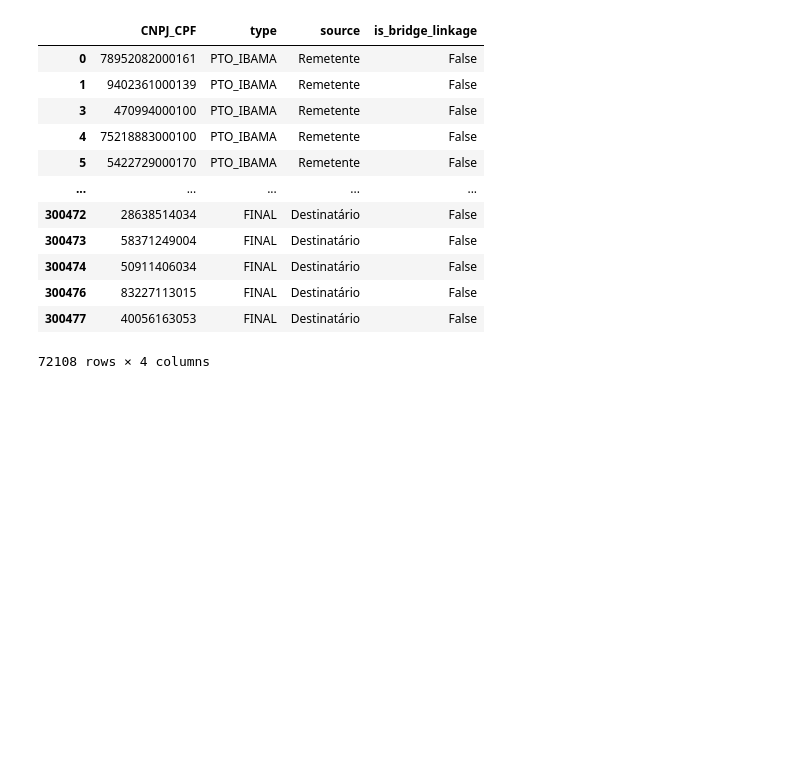
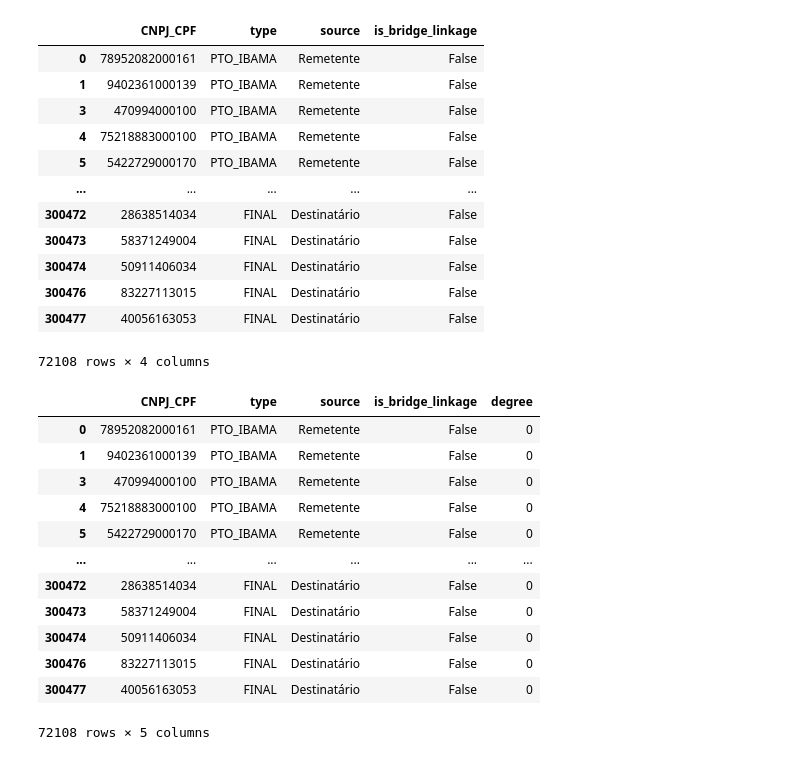
Before and after one commit to mistercapote/atividade_madeireira, a Jupyter notebook: src/example2.ipynb, the cells around one changed output. Drawn from its saved outputs; the diff is of its cells as text; code cells hidden in the pictures; blank space fills up the shorter version.

```diff
--- a/src/example2.ipynb
+++ b/src/example2.ipynb
@@ -163,3 +178,20 @@ node_df
 | 300476 | 83227113015 | FINAL | Destinatário | False |
 | 300477 | 40056163053 | FINAL | Destinatário | False |
 72108 rows × 4 columns
+# %%
+node_df['degree']= 0
+node_df
+# %% [output]
+|  | CNPJ_CPF | type | source | is_bridge_linkage | degree |
+| 0 | 78952082000161 | PTO_IBAMA | Remetente | False | 0 |
+| 1 | 9402361000139 | PTO_IBAMA | Remetente | False | 0 |
+| 3 | 470994000100 | PTO_IBAMA | Remetente | False | 0 |
+| 4 | 75218883000100 | PTO_IBAMA | Remetente | False | 0 |
+| 5 | 5422729000170 | PTO_IBAMA | Remetente | False | 0 |
+| ... | ... | ... | ... | ... | ... |
+| 300472 | 28638514034 | FINAL | Destinatário | False | 0 |
+| 300473 | 58371249004 | FINAL | Destinatário | False | 0 |
+| 300474 | 50911406034 | FINAL | Destinatário | False | 0 |
+| 300476 | 83227113015 | FINAL | Destinatário | False | 0 |
+| 300477 | 40056163053 | FINAL | Destinatário | False | 0 |
+72108 rows × 5 columns
```
Also changed, not shown: parts of 29 cells of this notebook, 1 other file.
